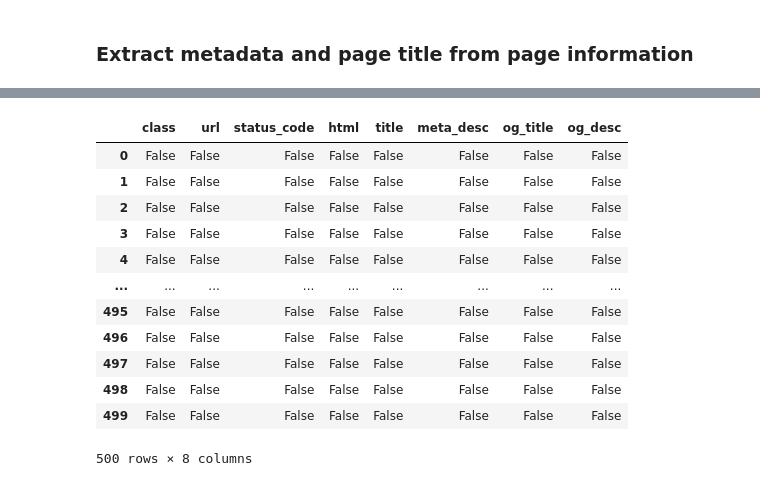
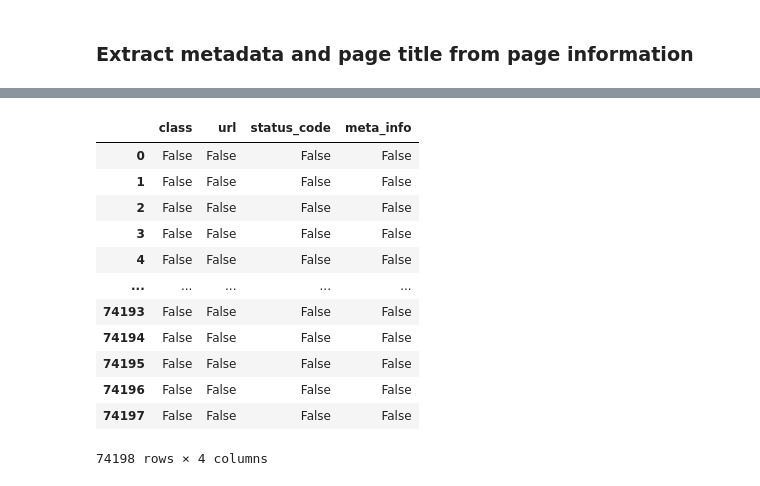
Before and after one commit to yadhukrishnam/ad-service-detection-machine-learning, a Jupyter notebook: notebooks/preprocessing.ipynb, the cells around one changed output, grey strips where cells are left out. Cells and saved outputs as stored; diff of their text form; code cells hidden in the pictures.

```diff
--- a/notebooks/preprocessing.ipynb
+++ b/notebooks/preprocessing.ipynb
@@ -51,25 +52,21 @@ from bs4 import BeautifulSoup
 
 count = 0
 
+metainfo = ["keywords", "description", "og_description", "og:description", "og_title", "og:title"]
+
 def extractor(row):
     str_compressed = row["html"]
     global count
 
-    metadata = {
-        "description": "",
-        "og_description": "",
-        "og_title": ""
-    }
-
+    metadata = {}
 
     soup = BeautifulSoup(zlib.decompress(base64.b64decode(str_compressed[2:-1])), "html.parser")
 
 
     title = soup.head.title.text if soup.head and soup.head.title else "None"
 
-    metadata["description"] = soup.find("meta", property="description")
-    metadata["og_description"] = soup.find("meta", property="og:description")
-    metadata["og_title"] = soup.find("meta", property="og:title")
+    for item in metadata:
+        metadata[item] = soup.find("meta", property=item)
 
     for item in metadata:
         if metadata[item] != None:
@@ -80,10 +77,17 @@ def extractor(row):
         else:
             metadata[item] =""
 
-    metadata[title] = title
+    metadata["title"] = title
 
     count += 1
+
     print("Status:", count , end="\r", flush=True)
-    return title, metadata["description"], metadata["og_title"], metadata["og_description"]
+
+    str_metadata = ""
+
+    for item in metadata:
+        str_metadata += metadata[item] + " "
+
+    return str_metadata
 # %%
-tdf = df.head(500)
+tdf = df
@@ -92,3 +94,3 @@ import swifter
 # %%
-tdf[["title", "meta_desc", "og_title", "og_desc"]] = tdf.apply(extractor, axis = 1, result_type ='expand')
+tdf["meta_info"] = tdf.apply(extractor, axis = 1, result_type ='expand')
 # %% [output]
@@ -110,16 +109,16 @@ tdf.head()
 # %%
-tdf[""].isna()
+tdf.isna()
 # %% [output]
-|  | class | url | status_code | html | title | meta_desc | og_title | og_desc |
-| 0 | False | False | False | False | False | False | False | False |
-| 1 | False | False | False | False | False | False | False | False |
-| 2 | False | False | False | False | False | False | False | False |
-| 3 | False | False | False | False | False | False | False | False |
-| 4 | False | False | False | False | False | False | False | False |
-| ... | ... | ... | ... | ... | ... | ... | ... | ... |
-| 495 | False | False | False | False | False | False | False | False |
-| 496 | False | False | False | False | False | False | False | False |
-| 497 | False | False | False | False | False | False | False | False |
-| 498 | False | False | False | False | False | False | False | False |
-| 499 | False | False | False | False | False | False | False | False |
+|  | class | url | status_code | meta_info |
+| 0 | False | False | False | False |
+| 1 | False | False | False | False |
+| 2 | False | False | False | False |
+| 3 | False | False | False | False |
+| 4 | False | False | False | False |
+| ... | ... | ... | ... | ... |
+| 74193 | False | False | False | False |
+| 74194 | False | False | False | False |
+| 74195 | False | False | False | False |
+| 74196 | False | False | False | False |
+| 74197 | False | False | False | False |
-500 rows × 8 columns
+74198 rows × 4 columns
```
Also changed, not shown: parts of 10 cells of this notebook, 7 other files.
